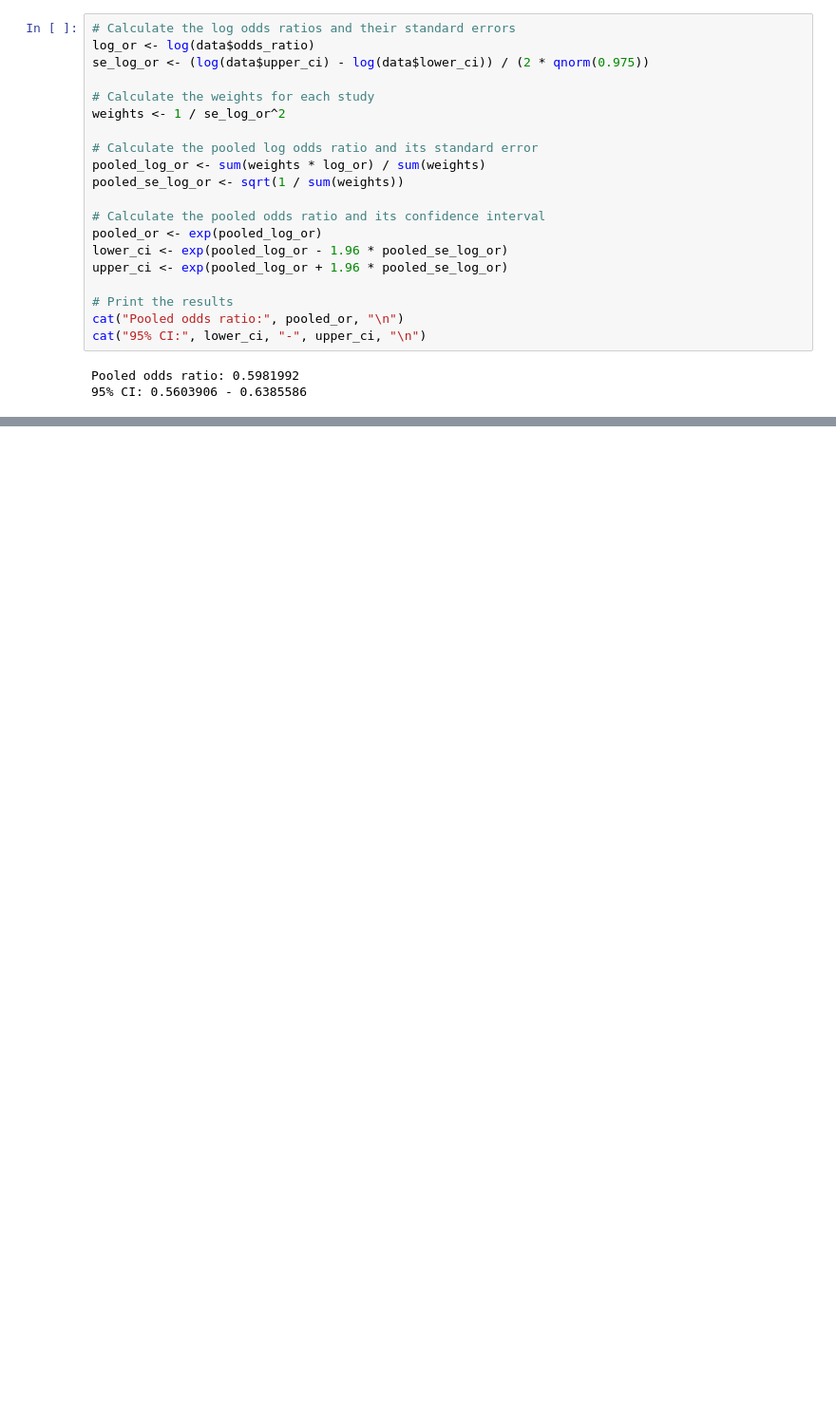
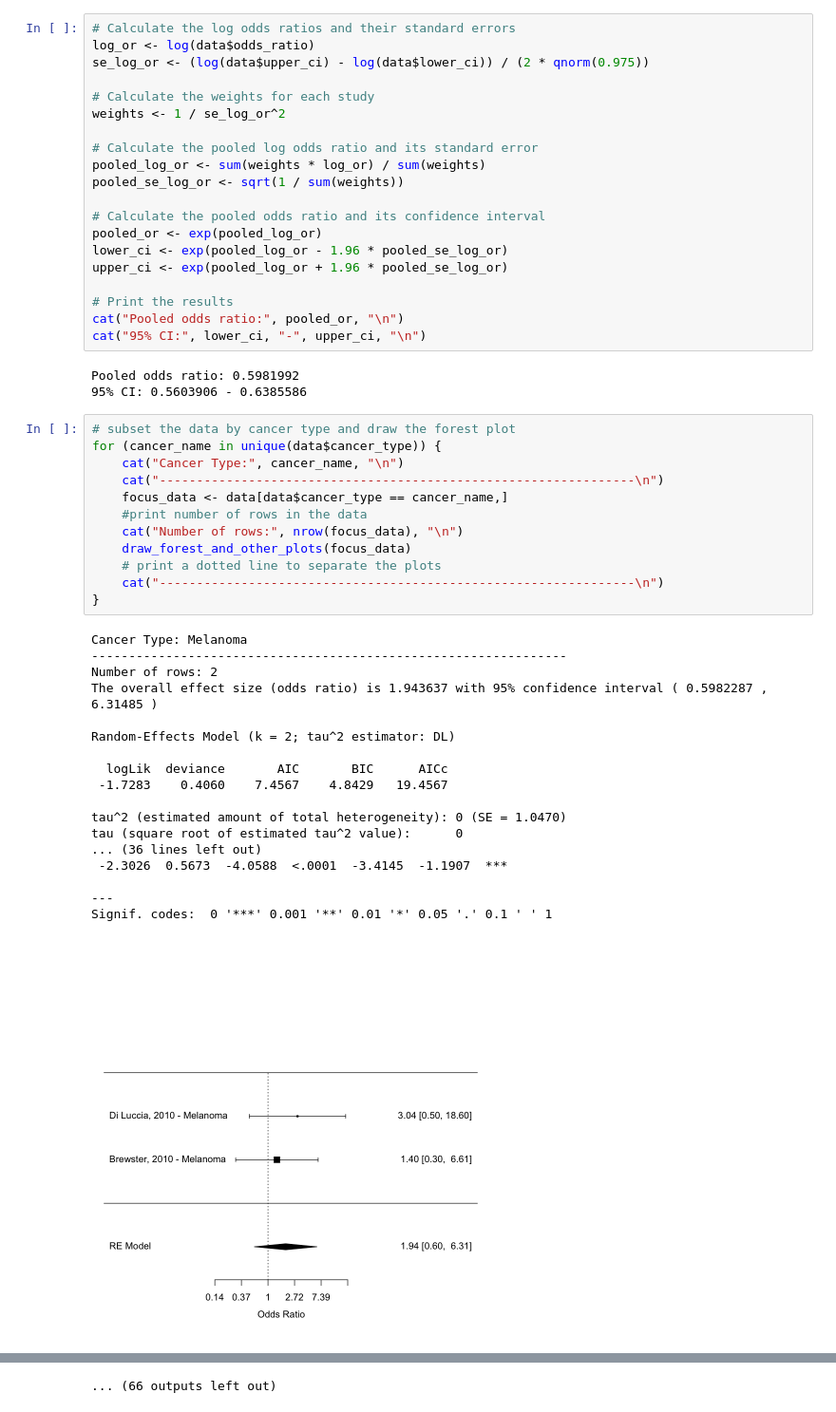
Before and after one commit to cymourad/maria-msc, a Jupyter notebook: Step 2 - Conduct Analysis and make Forest Plot.ipynb, the cells around one changed output, grey strips where cells are left out. Shown at 95% size. Cells and saved outputs as stored; diff of their text form; blank space fills up the shorter version.

```diff
--- a/Step 2 - Conduct Analysis and make Forest Plot.ipynb
+++ b/Step 2 - Conduct Analysis and make Forest Plot.ipynb
@@ -98,3 +97,34 @@ cat("95% CI:", lower_ci, "-", upper_ci, "\n")
 # %% [output]
 Pooled odds ratio: 0.5981992
 95% CI: 0.5603906 - 0.6385586
+# %%
+# subset the data by cancer type and draw the forest plot
+for (cancer_name in unique(data$cancer_type)) {
+    cat("Cancer Type:", cancer_name, "\n")
+    cat("----------------------------------------------------------------\n")
+    focus_data <- data[data$cancer_type == cancer_name,]
+    #print number of rows in the data
+    cat("Number of rows:", nrow(focus_data), "\n")
+    draw_forest_and_other_plots(focus_data)
+    # print a dotted line to separate the plots
+    cat("----------------------------------------------------------------\n")
+}
+# %% [output]
+Cancer Type: Melanoma
+----------------------------------------------------------------
+Number of rows: 2
+The overall effect size (odds ratio) is 1.943637 with 95% confidence interval ( 0.5982287 ,  6.31485 )
+
+Random-Effects Model (k = 2; tau^2 estimator: DL)
+
+  logLik  deviance       AIC       BIC      AICc
+ -1.7283    0.4060    7.4567    4.8429   19.4567
+
+tau^2 (estimated amount of total heterogeneity): 0 (SE = 1.0470)
+tau (square root of estimated tau^2 value):      0
+... (36 lines left out)
+ -2.3026  0.5673  -4.0588  <.0001  -3.4145  -1.1907  ***
+
+---
+Signif. codes:  0 '***' 0.001 '**' 0.01 '*' 0.05 '.' 0.1 ' ' 1
+[figure, added]
@@ -100,0 +221 @@ Pooled odds ratio: 0.5981992
+... (66 outputs left out)
```
Also changed, not shown: parts of 6 cells of this notebook, 4 other files.
